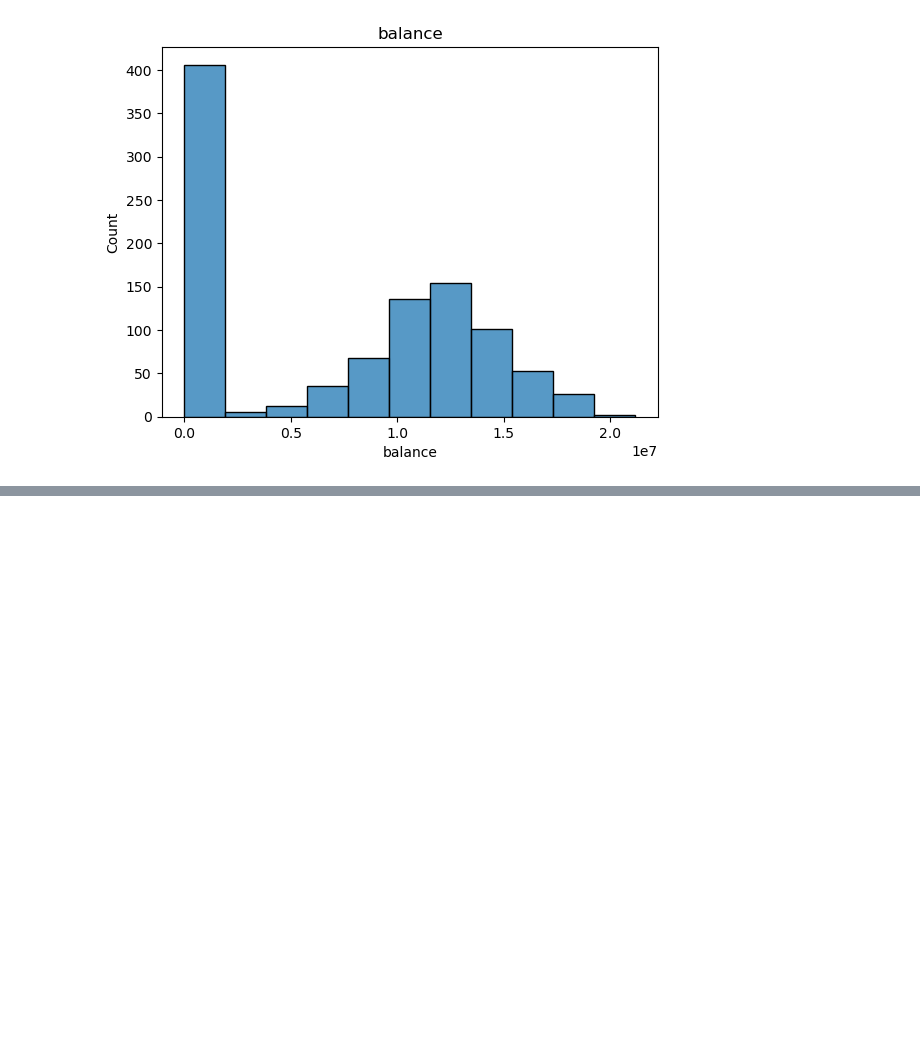
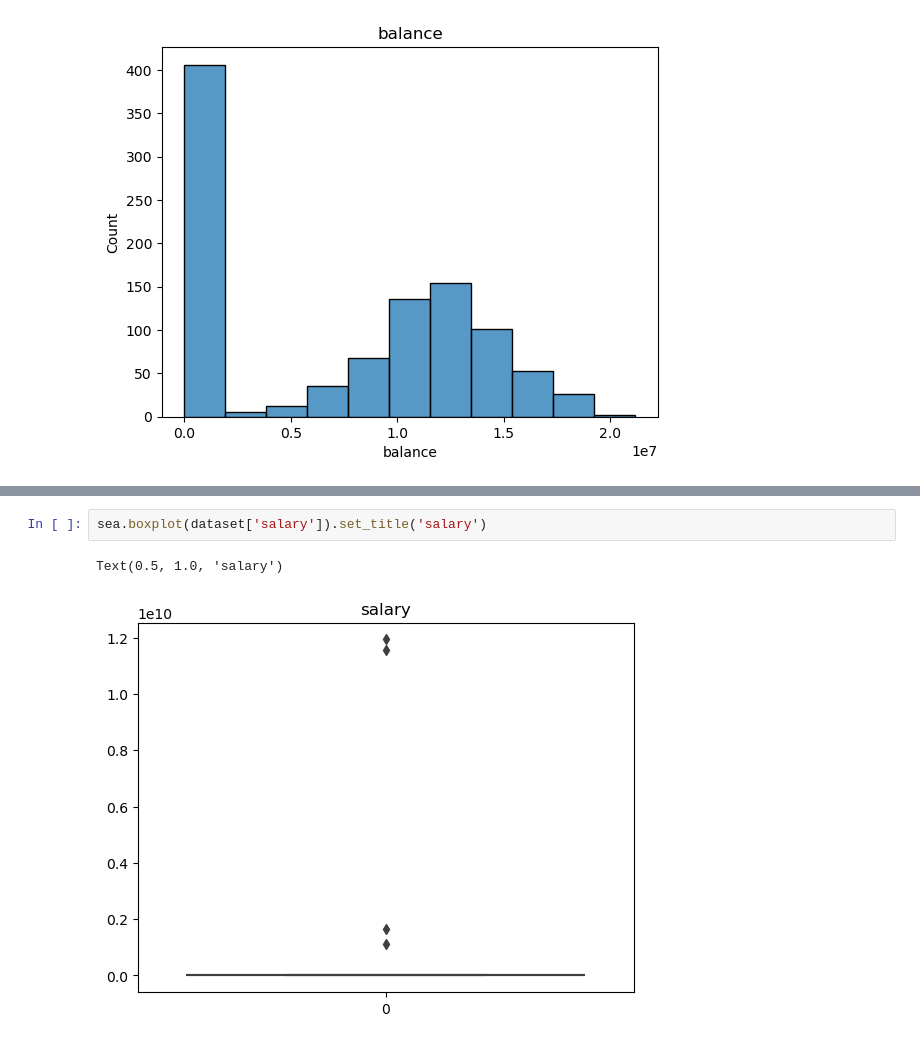
Before and after one commit to Lanpaiva/data-analysis, a Jupyter notebook: limpeza-processamento.ipynb, the cells around one changed output, grey strips where cells are left out. Drawn from its saved outputs; the diff is of its cells as text; blank space fills up the shorter version.

```diff
--- a/limpeza-processamento.ipynb
+++ b/limpeza-processamento.ipynb
@@ -138,0 +151,5 @@ Text(0.5, 1.0, 'balance')
+# %%
+sea.boxplot(dataset['salary']).set_title('salary')
+# %% [output]
+Text(0.5, 1.0, 'salary')
+[figure, added]
```
Also changed, not shown: parts of 9 cells of this notebook.
